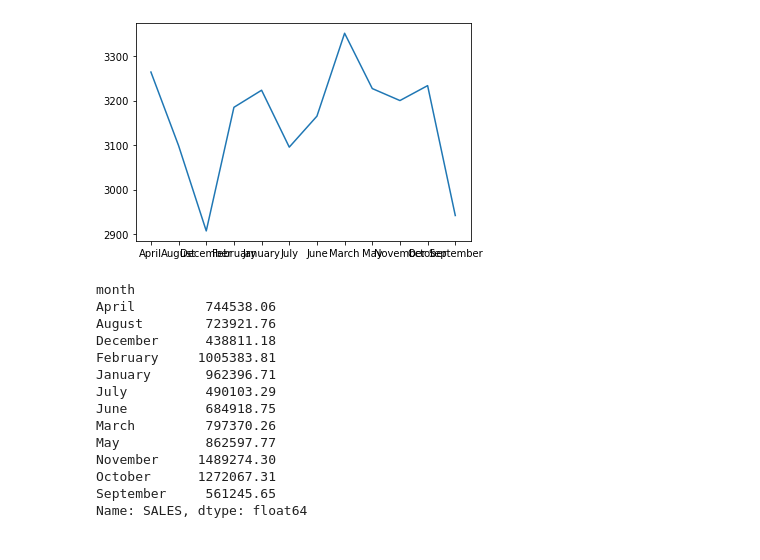
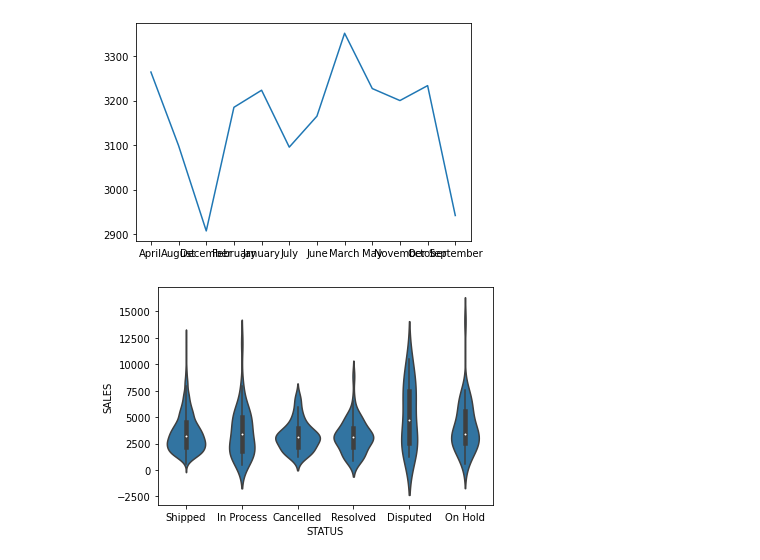
Before and after one commit to Biob-scientist/Sales_analytics, a Jupyter notebook: Untitled.ipynb, the cells around one changed output. Saved outputs shown, nothing was run; the diff lists cells and outputs as text; code cells hidden in the pictures.

Commit message:
Feat: plot bivariate visualtions for exploratory analysis

```diff
--- a/Untitled.ipynb
+++ b/Untitled.ipynb
@@ -248,4 +248,4 @@ x=df[['SALES']].groupby(df['ORDERDATE']).median()
 table = pd.pivot_table(df, values='SALES', index=['ORDERDATE'],
                      aggfunc=np.sum)
 # %%
-df.ORDERDATE.dt.year
+df['ORDERDATE']=pd.to_datetime(df['ORDERDATE'])
@@ -317,19 +306,6 @@ plt.show()
 # %% [output]
 [figure]
 # %%
-table2
+sns.violinplot(data=df, x='STATUS',y='SALES',color=b_color);
 # %% [output]
-month
-April         744538.06
-August        723921.76
-December      438811.18
-February     1005383.81
-January       962396.71
-July          490103.29
-June          684918.75
-March         797370.26
-May           862597.77
-November     1489274.30
-October      1272067.31
-September     561245.65
-Name: SALES, dtype: float64
+[figure, added]
```
Also changed, not shown: parts of 26 cells of this notebook.
